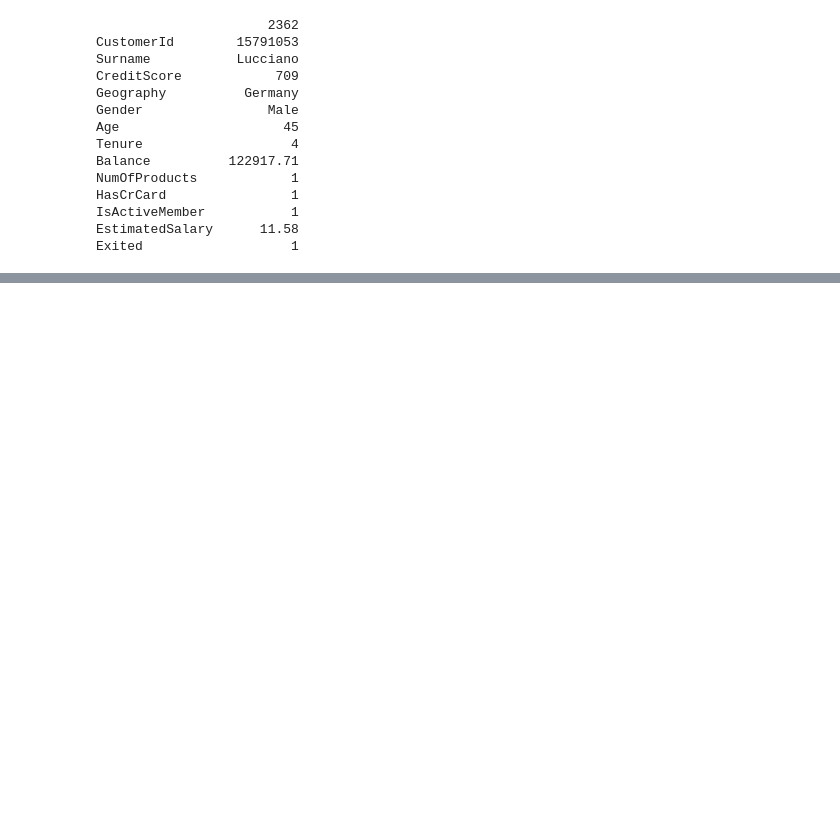
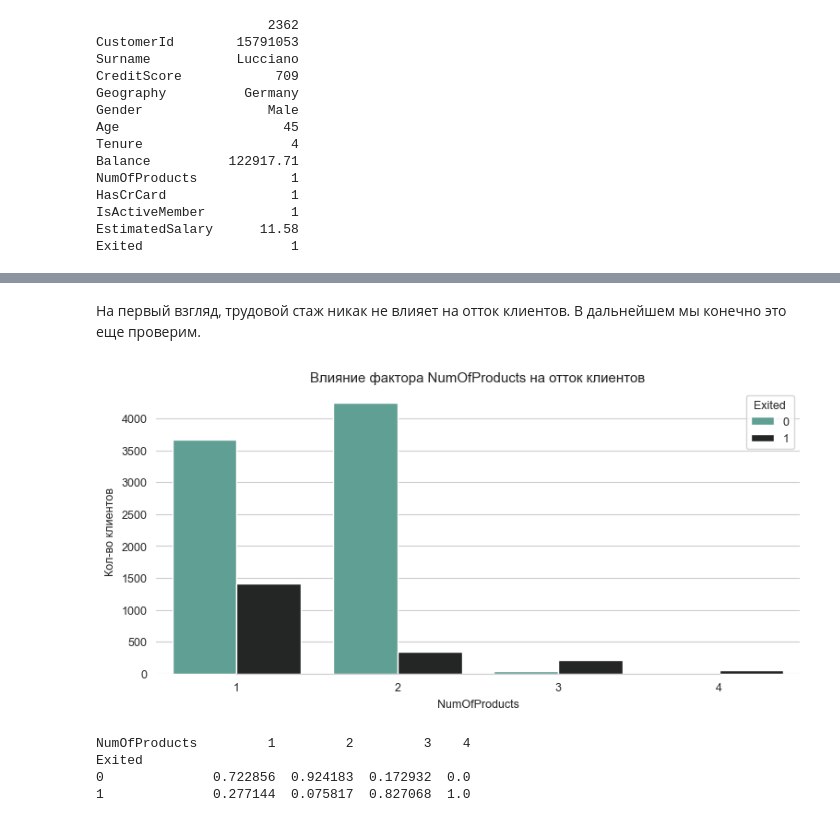
Before and after one commit to tabbols95/data_analysis_and_forecast, a Jupyter notebook: Customer churn analysis (Bank data)/Customer churn analysis (Bank data).ipynb, the cells around one changed output, grey strips where cells are left out. Drawn from its saved outputs; the diff is of its cells as text; code cells hidden in the pictures; blank space fills up the shorter version.

```diff
--- a/Customer churn analysis (Bank data)/Customer churn analysis (Bank data).ipynb
+++ b/Customer churn analysis (Bank data)/Customer churn analysis (Bank data).ipynb
@@ -201,0 +260,10 @@ Exited                   1
+# %% [markdown]
+На первый взгляд, трудовой стаж никак не влияет на отток клиентов. В дальнейшем мы конечно это еще проверим.
+# %%
+analysis_churn(data, 'NumOfProducts')
+# %% [output]
+[figure, added]
+NumOfProducts         1         2         3    4
+Exited
+0              0.722856  0.924183  0.172932  0.0
+1              0.277144  0.075817  0.827068  1.0
```
Also changed, not shown: parts of 30 cells of this notebook.
